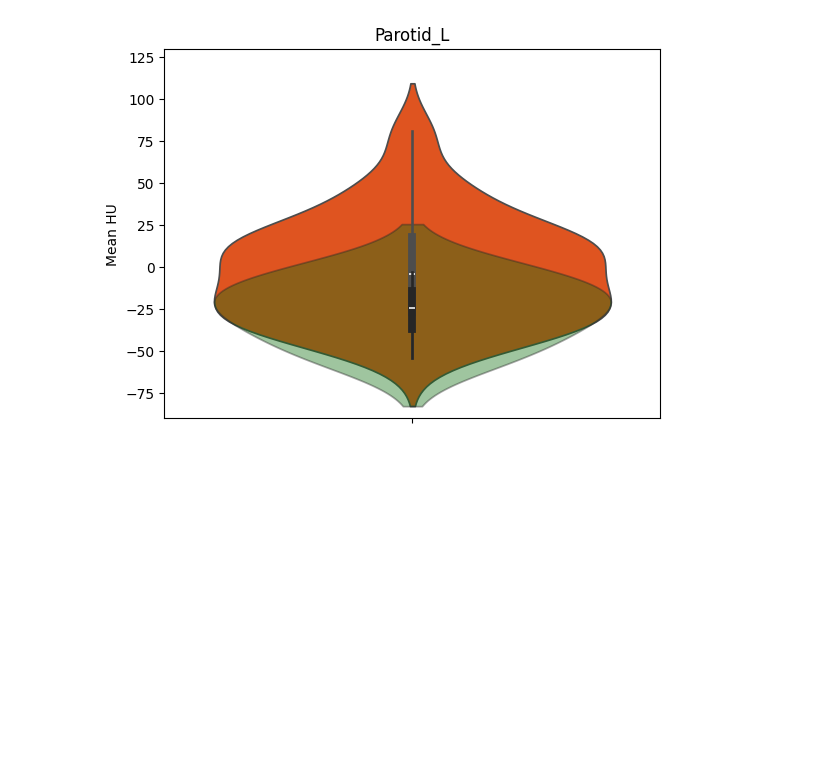
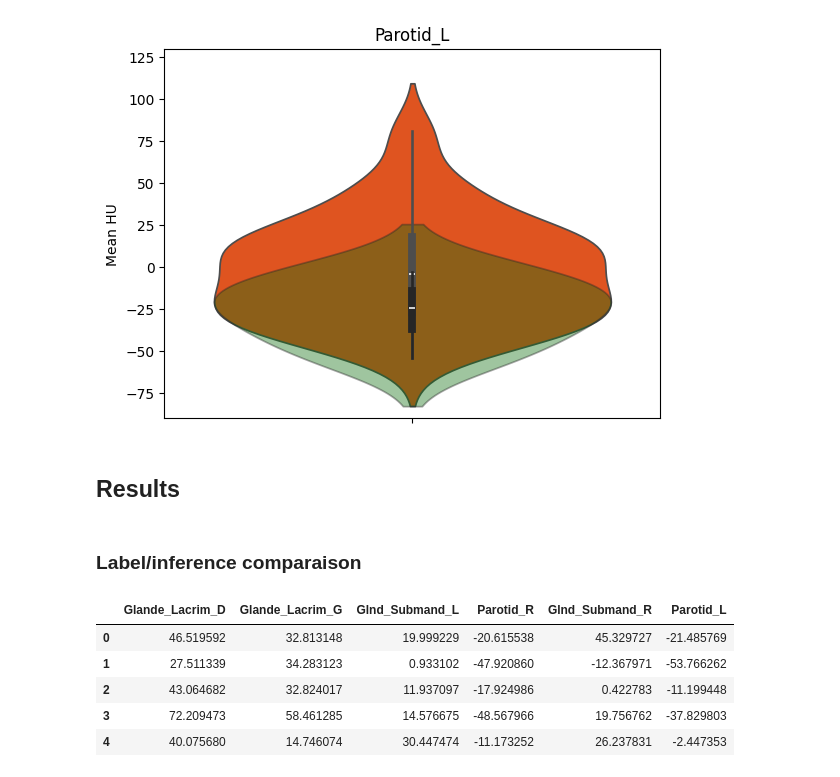
Before and after one commit to tbaudier/gland_segmentation_nnunet, a Jupyter notebook: Dataviz/Dataviz.ipynb, the cells around one changed output. Drawn from its saved outputs; the diff is of its cells as text; code cells hidden in the pictures; blank space fills up the shorter version.

```diff
--- a/Dataviz/Dataviz.ipynb
+++ b/Dataviz/Dataviz.ipynb
@@ -237,3 +237,7 @@ for i in range(6):
 [figure]
 [figure]
 [figure]
+# %% [markdown]
+## Results
+# %% [markdown]
+### Label/inference comparaison
@@ -239,0 +248,9 @@ for i in range(6):
+# %%
+HU_df_inf
+# %% [output]
+|  | Glande_Lacrim_D | Glande_Lacrim_G | Glnd_Submand_L | Parotid_R | Glnd_Submand_R | Parotid_L |
+| 0 | 46.519592 | 32.813148 | 19.999229 | -20.615538 | 45.329727 | -21.485769 |
+| 1 | 27.511339 | 34.283123 | 0.933102 | -47.920860 | -12.367971 | -53.766262 |
+| 2 | 43.064682 | 32.824017 | 11.937097 | -17.924986 | 0.422783 | -11.199448 |
+| 3 | 72.209473 | 58.461285 | 14.576675 | -48.567966 | 19.756762 | -37.829803 |
+| 4 | 40.075680 | 14.746074 | 30.447474 | -11.173252 | 26.237831 | -2.447353 |
```
Also changed, not shown: parts of 3 cells of this notebook, 6 other files.
